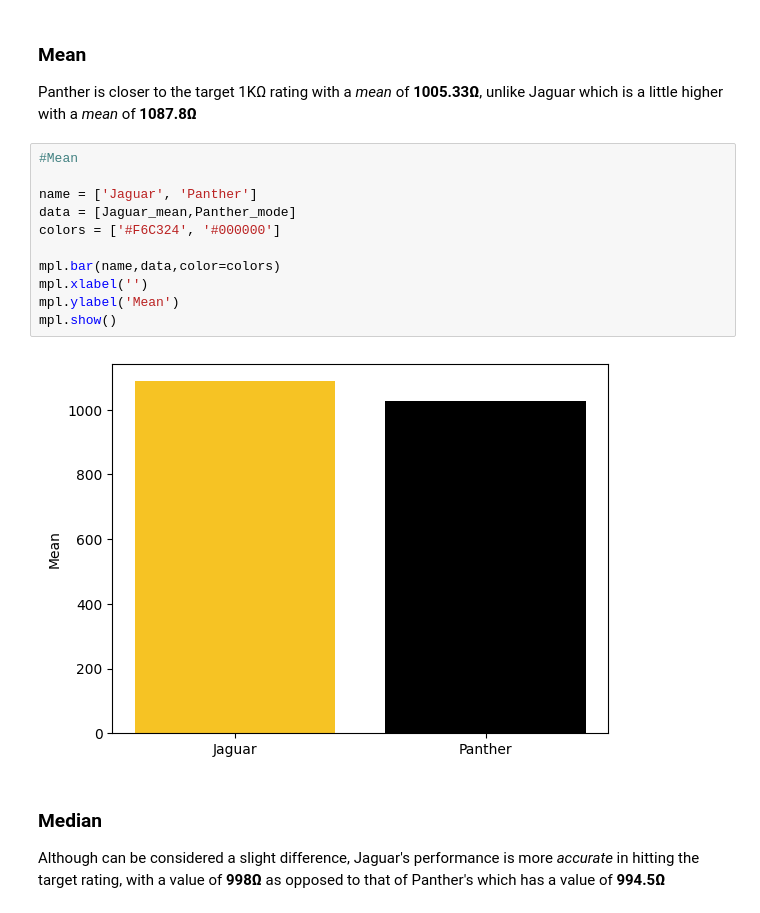
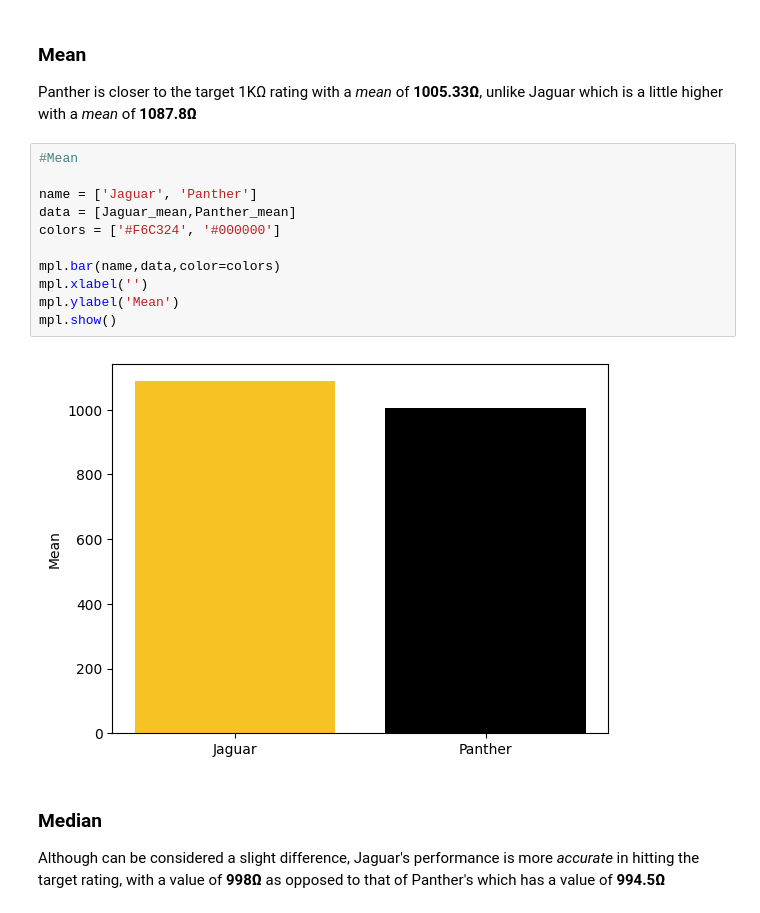
Before and after one commit to roob32/MATHEDA_CALVEZ, a Jupyter notebook: WK4/WK4-Descriptive-Statistics.ipynb, the cells around one changed output. Cells and saved outputs as stored; diff of their text form.

```diff
--- a/WK4/WK4-Descriptive-Statistics.ipynb
+++ b/WK4/WK4-Descriptive-Statistics.ipynb
@@ -220,16 +220,16 @@ Panther is closer to the target 1KΩ rating with a <i>mean</i> of <b>1005.33Ω</
 # %%
 #Mean
 
 name = ['Jaguar', 'Panther']
-data = [Jaguar_mean,Panther_mode]
+data = [Jaguar_mean,Panther_mean]
 colors = ['#F6C324', '#000000']
 
 mpl.bar(name,data,color=colors)
 mpl.xlabel('')
 mpl.ylabel('Mean')
 mpl.show()
 # %% [output]
-[figure, old version]
+[figure, new version]
 # %% [markdown]
 ### <h3><b>Median</b></h3>
 Although can be considered a slight difference, Jaguar's performance is more <i>accurate</i> in hitting the target rating, with a value of <b>998Ω</b> as opposed to that of Panther's which has a value of <b>994.5Ω</b>
```
